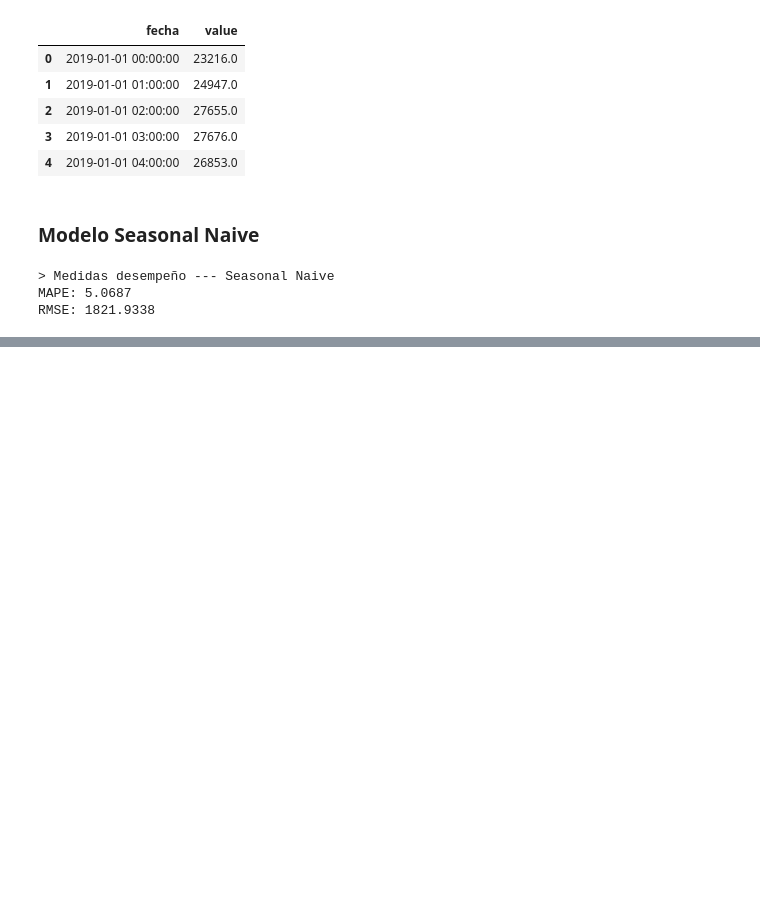
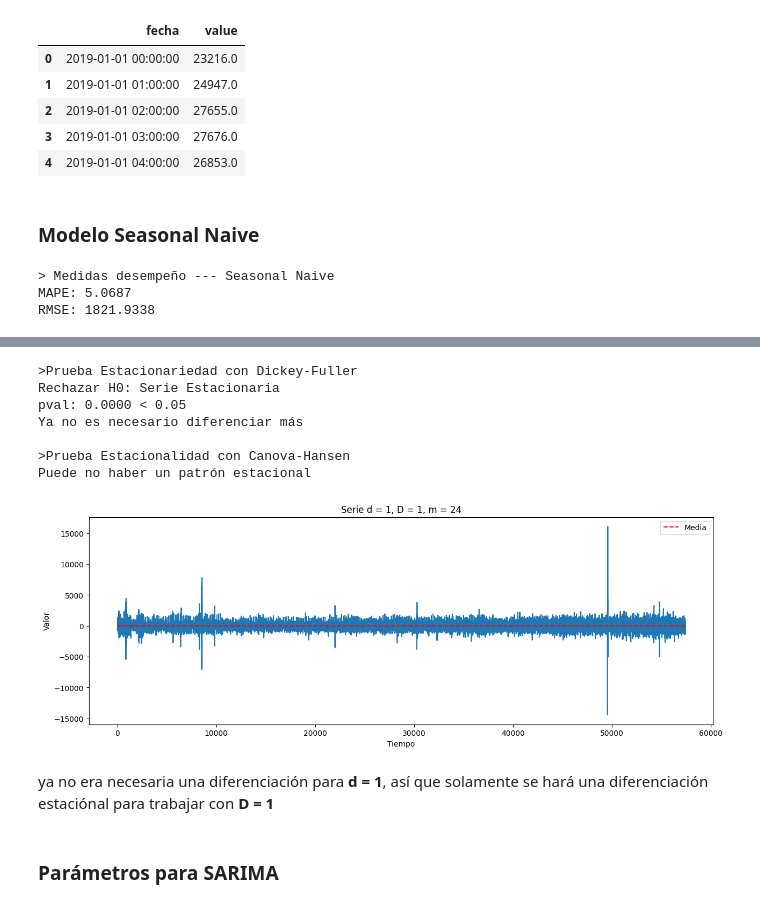
Before and after one commit to JairRamosG/Demanda_Energetica_SARIMA, a Jupyter notebook: notebooks/03_Modelos.ipynb, the cells around one changed output, grey strips where cells are left out. Cells and saved outputs as stored; diff of their text form; code cells hidden in the pictures; blank space fills up the shorter version.

```diff
--- a/notebooks/03_Modelos.ipynb
+++ b/notebooks/03_Modelos.ipynb
@@ -39,0 +74,15 @@ RMSE: 1821.9338
+# %%
+prueba_diferenciacion(df['value'], d=1, D=1, m=24)
+# %% [output]
+>Prueba Estacionariedad con Dickey-Fuller
+Rechazar H0: Serie Estacionaria
+pval: 0.0000 < 0.05
+Ya no es necesario diferenciar más
+
+>Prueba Estacionalidad con Canova‑Hansen
+Puede no haber un patrón estacional
+[figure, added]
+# %% [markdown]
+ya no era necesaria una diferenciación para **d = 1**, así que solamente se hará una diferenciación estaciónal para trabajar con **D = 1**
+# %% [markdown]
+### Parámetros para SARIMA
```
Also changed, not shown: parts of 8 cells of this notebook, 3 other files.
